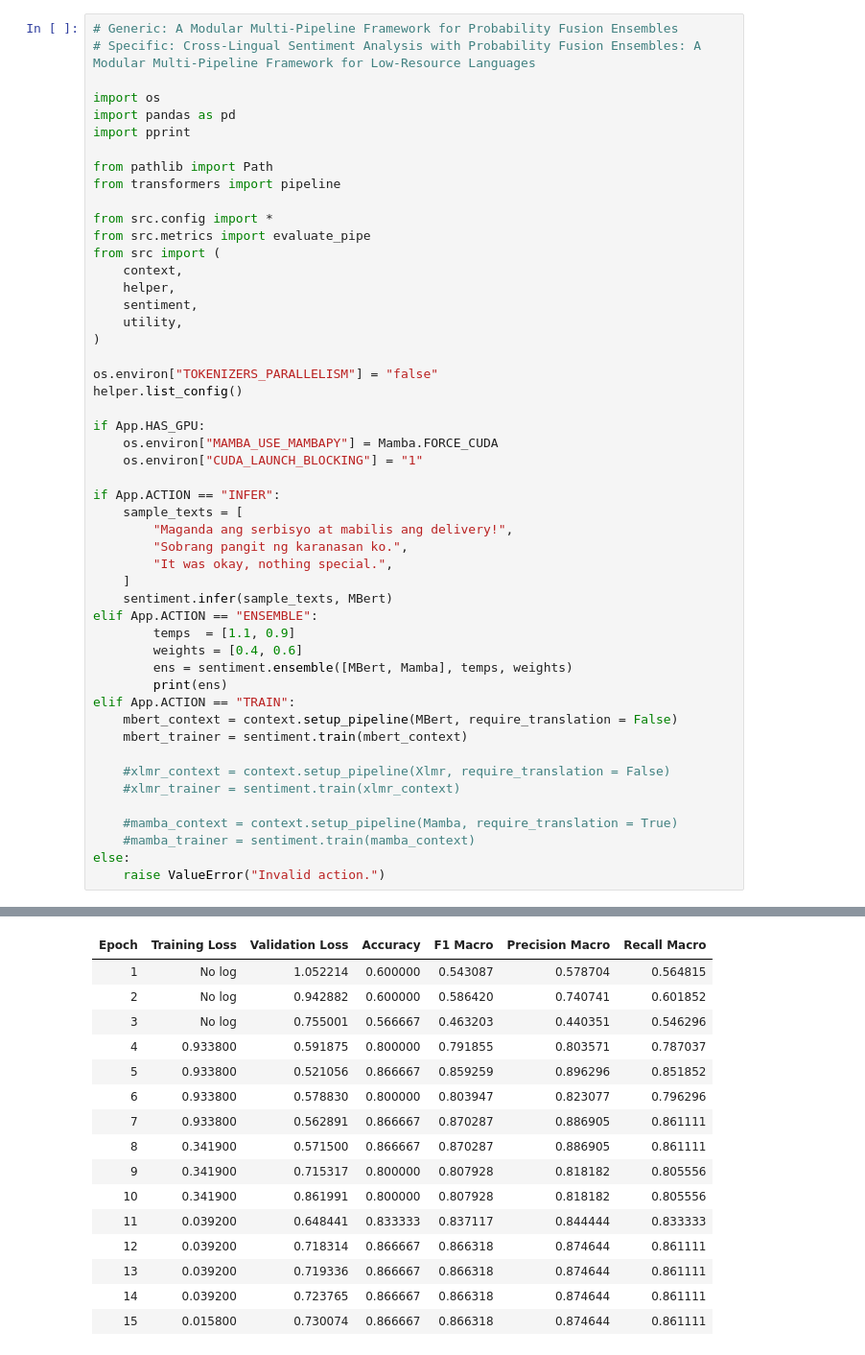
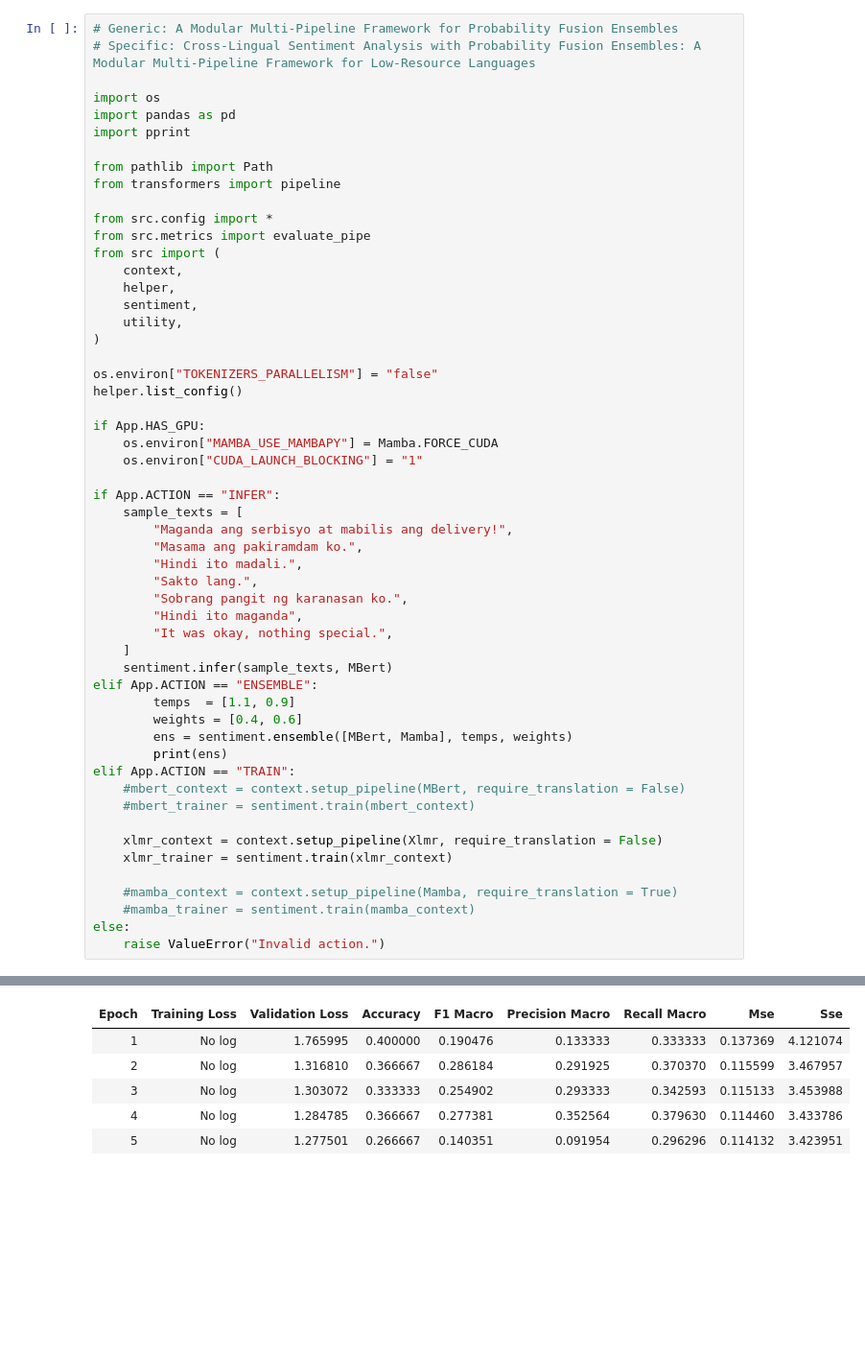
Before and after one commit to mikovilla/modular-nlp, a Jupyter notebook: main.ipynb, the cells around one changed output, grey strips where cells are left out. Shown at 96% size. Drawn from its saved outputs; the diff is of its cells as text; blank space fills up the shorter version.

```diff
--- a/main.ipynb
+++ b/main.ipynb
@@ -28,7 +28,11 @@ if App.HAS_GPU:
 if App.ACTION == "INFER":
     sample_texts = [
         "Maganda ang serbisyo at mabilis ang delivery!",
+        "Masama ang pakiramdam ko.",
+        "Hindi ito madali.",
+        "Sakto lang.",
         "Sobrang pangit ng karanasan ko.",
+        "Hindi ito maganda",
         "It was okay, nothing special.",
     ]
     sentiment.infer(sample_texts, MBert)
@@ -38,11 +42,11 @@ elif App.ACTION == "ENSEMBLE":
         ens = sentiment.ensemble([MBert, Mamba], temps, weights)
         print(ens)
 elif App.ACTION == "TRAIN":
-    mbert_context = context.setup_pipeline(MBert, require_translation = False)
-    mbert_trainer = sentiment.train(mbert_context)
+    #mbert_context = context.setup_pipeline(MBert, require_translation = False)
+    #mbert_trainer = sentiment.train(mbert_context)
 
-    #xlmr_context = context.setup_pipeline(Xlmr, require_translation = False)
-    #xlmr_trainer = sentiment.train(xlmr_context)
+    xlmr_context = context.setup_pipeline(Xlmr, require_translation = False)
+    xlmr_trainer = sentiment.train(xlmr_context)
 
     #mamba_context = context.setup_pipeline(Mamba, require_translation = True)
     #mamba_trainer = sentiment.train(mamba_context)
@@ -60,16 +64,6 @@ You should probably TRAIN this model on a down-stream task to be able to use it
-| Epoch | Training Loss | Validation Loss | Accuracy | F1 Macro | Precision Macro | Recall Macro |
-| 1 | No log | 1.052214 | 0.600000 | 0.543087 | 0.578704 | 0.564815 |
-| 2 | No log | 0.942882 | 0.600000 | 0.586420 | 0.740741 | 0.601852 |
-| 3 | No log | 0.755001 | 0.566667 | 0.463203 | 0.440351 | 0.546296 |
-| 4 | 0.933800 | 0.591875 | 0.800000 | 0.791855 | 0.803571 | 0.787037 |
-| 5 | 0.933800 | 0.521056 | 0.866667 | 0.859259 | 0.896296 | 0.851852 |
-| 6 | 0.933800 | 0.578830 | 0.800000 | 0.803947 | 0.823077 | 0.796296 |
-| 7 | 0.933800 | 0.562891 | 0.866667 | 0.870287 | 0.886905 | 0.861111 |
-| 8 | 0.341900 | 0.571500 | 0.866667 | 0.870287 | 0.886905 | 0.861111 |
-| 9 | 0.341900 | 0.715317 | 0.800000 | 0.807928 | 0.818182 | 0.805556 |
-| 10 | 0.341900 | 0.861991 | 0.800000 | 0.807928 | 0.818182 | 0.805556 |
-| 11 | 0.039200 | 0.648441 | 0.833333 | 0.837117 | 0.844444 | 0.833333 |
-| 12 | 0.039200 | 0.718314 | 0.866667 | 0.866318 | 0.874644 | 0.861111 |
-| 13 | 0.039200 | 0.719336 | 0.866667 | 0.866318 | 0.874644 | 0.861111 |
-| 14 | 0.039200 | 0.723765 | 0.866667 | 0.866318 | 0.874644 | 0.861111 |
-| 15 | 0.015800 | 0.730074 | 0.866667 | 0.866318 | 0.874644 | 0.861111 |
+| Epoch | Training Loss | Validation Loss | Accuracy | F1 Macro | Precision Macro | Recall Macro | Mse | Sse |
+| 1 | No log | 1.765995 | 0.400000 | 0.190476 | 0.133333 | 0.333333 | 0.137369 | 4.121074 |
+| 2 | No log | 1.316810 | 0.366667 | 0.286184 | 0.291925 | 0.370370 | 0.115599 | 3.467957 |
+| 3 | No log | 1.303072 | 0.333333 | 0.254902 | 0.293333 | 0.342593 | 0.115133 | 3.453988 |
+| 4 | No log | 1.284785 | 0.366667 | 0.277381 | 0.352564 | 0.379630 | 0.114460 | 3.433786 |
+| 5 | No log | 1.277501 | 0.266667 | 0.140351 | 0.091954 | 0.296296 | 0.114132 | 3.423951 |
```
Also changed, not shown: parts of 1 cell of this notebook, 4 other files.
